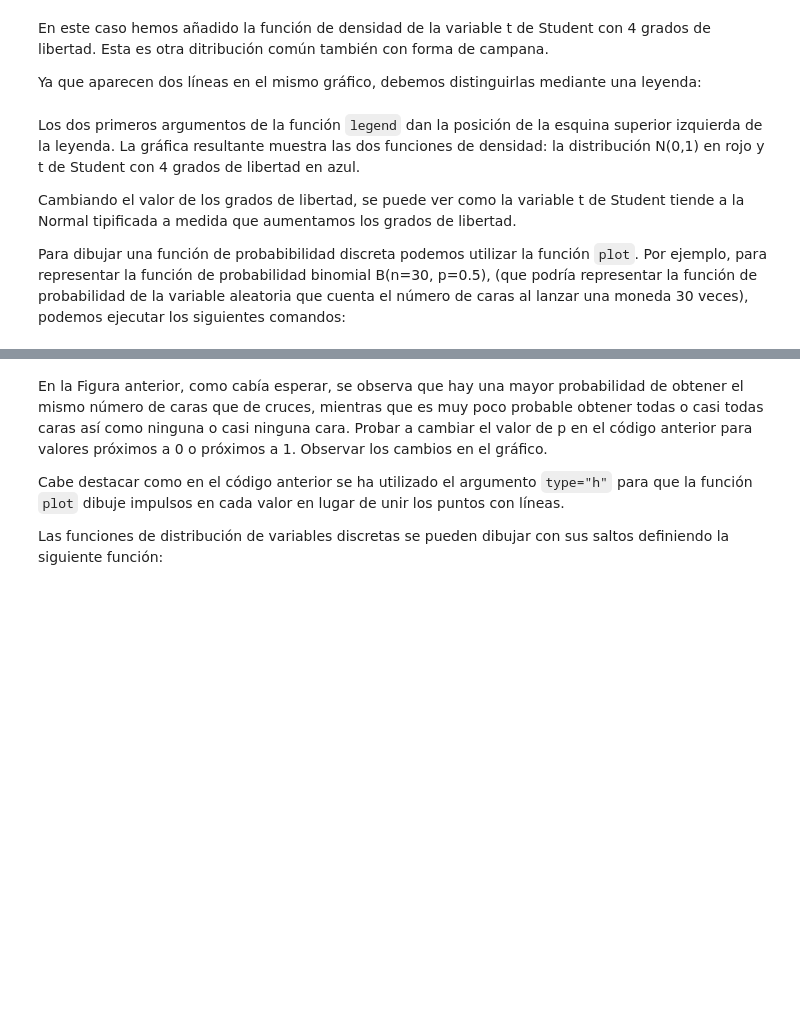
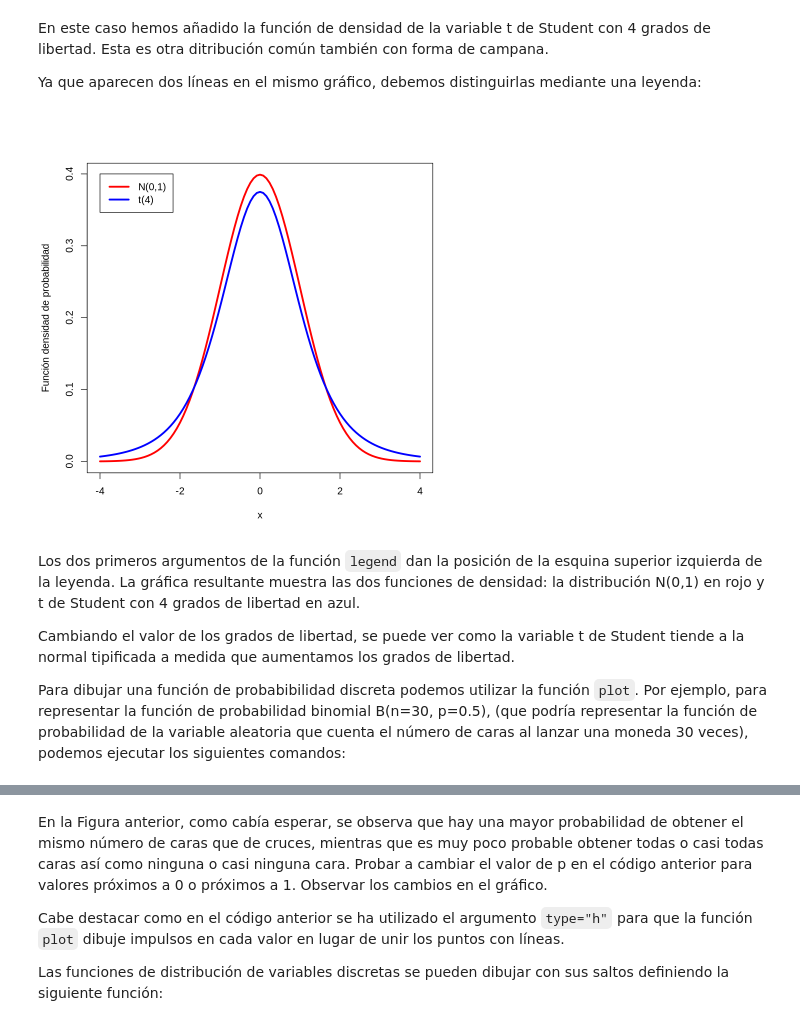
Before and after one commit to InMaths/Practicas_R, a Jupyter notebook: G766_Estadistica/DistribucionesComunes_short.ipynb, the cells around one changed output, grey strips where cells are left out. Cells and saved outputs as stored; diff of their text form; code cells hidden in the pictures; blank space fills up the shorter version.

```diff
--- a/G766_Estadistica/DistribucionesComunes_short.ipynb
+++ b/G766_Estadistica/DistribucionesComunes_short.ipynb
@@ -219,14 +270,16 @@ En este caso hemos añadido la función de densidad de la variable t de Student
 Ya que aparecen dos líneas en el mismo gráfico, debemos distinguirlas mediante una leyenda:
 # %%
 # N(0,1)
-curve(dnorm(x), -4, 4, col="red", lwd=3, ylab="Función densidad de probabilidad")
+curve(dnorm(x), from=-4, to=4, col="red", lwd=3, ylab="Función densidad de probabilidad")
 # t(4)
 curve(dt(x, 4), col="blue", lwd=3, add=TRUE)
 legend(-4, 0.4, legend=c("N(0,1)", "t(4)"), col=c("red","blue"), lwd=3)
+# %% [output]
+[figure, added]
 # %% [markdown]
 Los dos primeros argumentos de la función `legend` dan la posición de la esquina superior izquierda de la leyenda. La gráfica resultante muestra las dos funciones de densidad: la distribución N(0,1) en rojo y t de Student con 4 grados de libertad en azul.
 
-Cambiando el valor de los grados de libertad, se puede ver como la variable t de Student tiende a la Normal tipificada a medida que aumentamos los grados de libertad.
+Cambiando el valor de los grados de libertad, se puede ver como la variable t de Student tiende a la normal tipificada a medida que aumentamos los grados de libertad.
 
 Para dibujar una función de probabibilidad discreta podemos utilizar la función `plot`. Por ejemplo, para representar la función de probabilidad binomial B(n=30, p=0.5), (que podría representar la función de probabilidad de la variable aleatoria que cuenta el número de caras al lanzar una moneda 30 veces), podemos ejecutar los siguientes comandos:
 # %%
```
Also changed, not shown: parts of 38 cells of this notebook, 1 other file.
